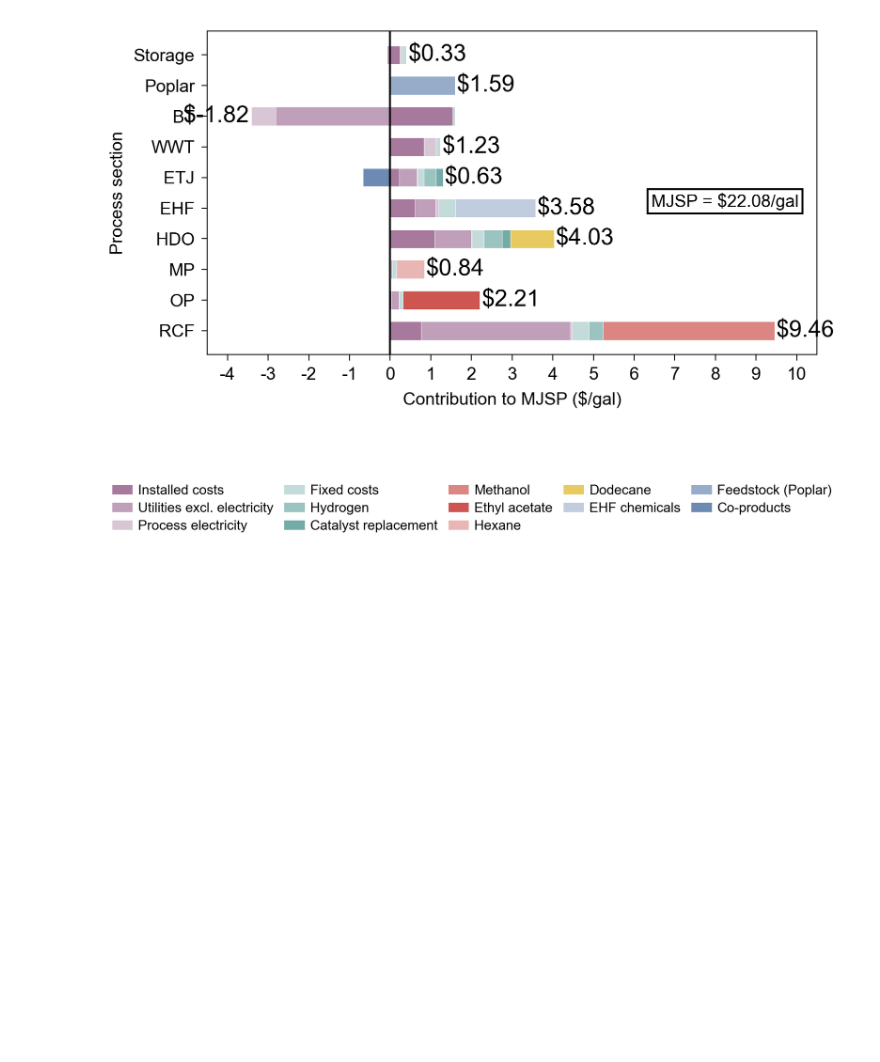
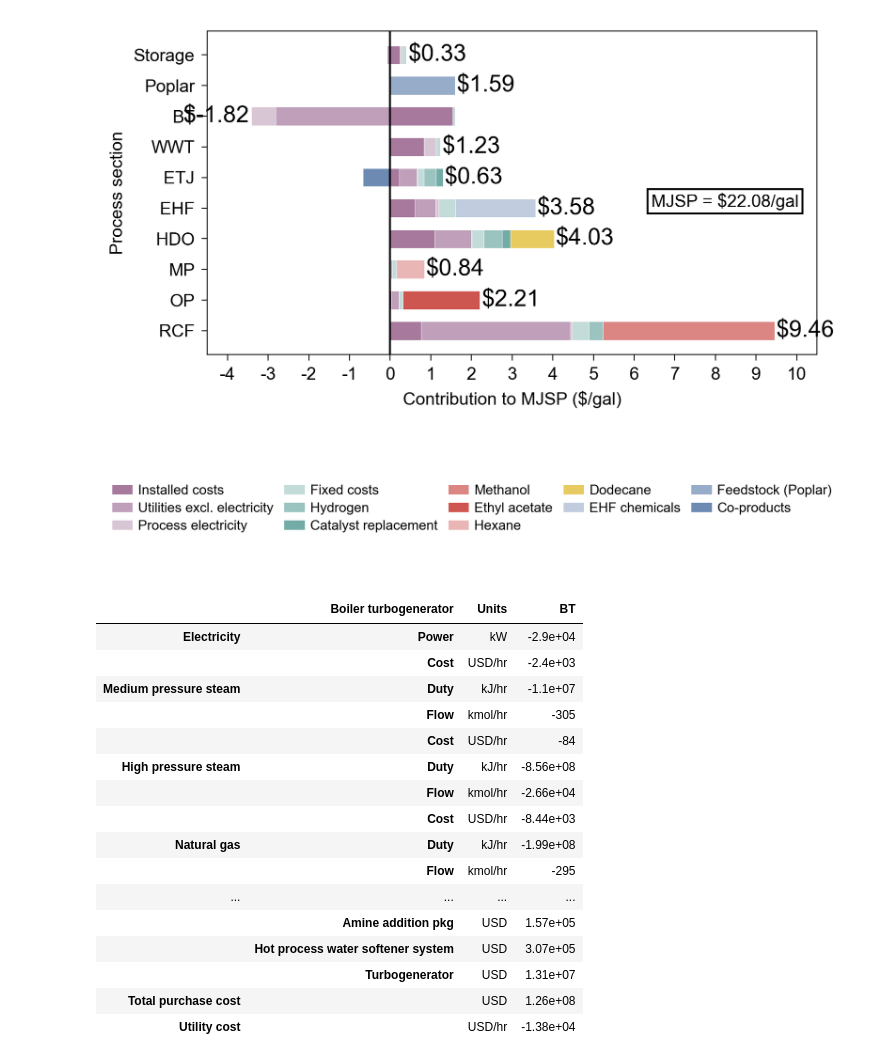
Before and after one commit to H-Wadgama/belt, a Jupyter notebook: lignin_saf/breakdown.ipynb, the cells around one changed output. Saved outputs shown, nothing was run; the diff lists cells and outputs as text; code cells hidden in the pictures; blank space fills up the shorter version.

```diff
--- a/lignin_saf/breakdown.ipynb
+++ b/lignin_saf/breakdown.ipynb
@@ -447,3 +447,23 @@ plt.savefig('legend_breakdown.svg', bbox_inches='tight')
 plt.show()
 # %% [output]
 [figure]
+# %%
+F.BT.results()
+# %% [output]
+|  | Boiler turbogenerator | Units | BT |
+| Electricity | Power | kW | -2.9e+04 |
+|  | Cost | USD/hr | -2.4e+03 |
+| Medium pressure steam | Duty | kJ/hr | -1.1e+07 |
+|  | Flow | kmol/hr | -305 |
+|  | Cost | USD/hr | -84 |
+| High pressure steam | Duty | kJ/hr | -8.56e+08 |
+|  | Flow | kmol/hr | -2.66e+04 |
+|  | Cost | USD/hr | -8.44e+03 |
+| Natural gas | Duty | kJ/hr | -1.99e+08 |
+|  | Flow | kmol/hr | -295 |
+| ... | ... | ... | ... |
+|  | Amine addition pkg | USD | 1.57e+05 |
+|  | Hot process water softener system | USD | 3.07e+05 |
+|  | Turbogenerator | USD | 1.31e+07 |
+| Total purchase cost |  | USD | 1.26e+08 |
+| Utility cost |  | USD/hr | -1.38e+04 |
```
Also changed, not shown: 9 other files.
